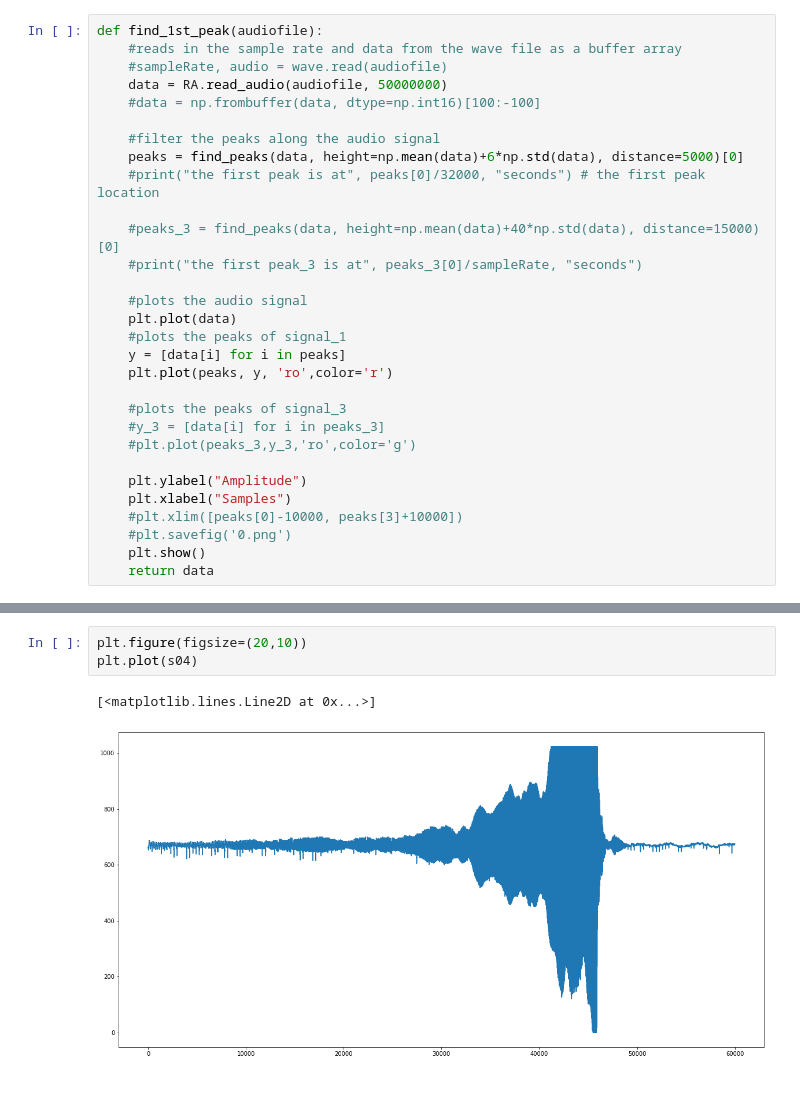
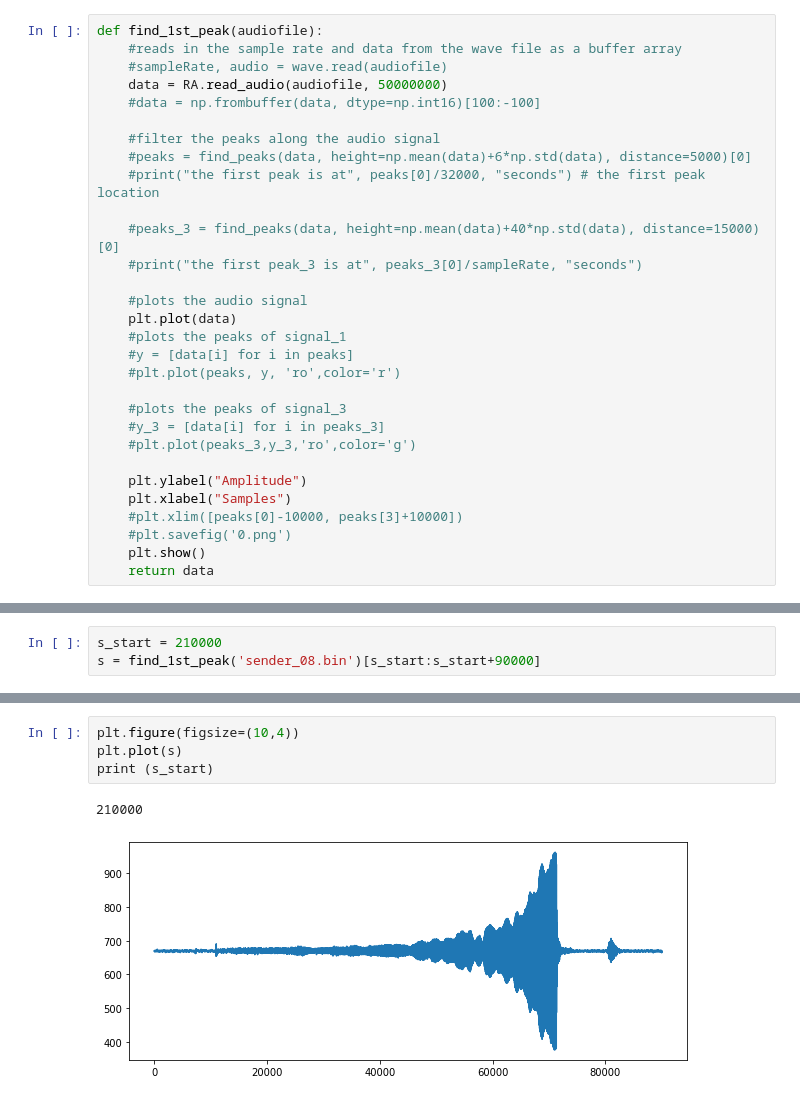
Before and after one commit to abyssmu/Phys398-Datalogger, a Jupyter notebook: Analysis/analysis.ipynb, the cells around one changed output, grey strips where cells are left out. Drawn from its saved outputs; the diff is of its cells as text.

```diff
--- a/Analysis/analysis.ipynb
+++ b/Analysis/analysis.ipynb
@@ -13,7 +40,7 @@ def find_1st_peak(audiofile):
     #data = np.frombuffer(data, dtype=np.int16)[100:-100]
 
     #filter the peaks along the audio signal
-    peaks = find_peaks(data, height=np.mean(data)+6*np.std(data), distance=5000)[0]
+    #peaks = find_peaks(data, height=np.mean(data)+6*np.std(data), distance=5000)[0]
     #print("the first peak is at", peaks[0]/32000, "seconds") # the first peak location
 
     #peaks_3 = find_peaks(data, height=np.mean(data)+40*np.std(data), distance=15000)[0]
@@ -22,8 +49,8 @@ def find_1st_peak(audiofile):
     #plots the audio signal
     plt.plot(data)
     #plots the peaks of signal_1
-    y = [data[i] for i in peaks]
-    plt.plot(peaks, y, 'ro',color='r')
+    #y = [data[i] for i in peaks]
+    #plt.plot(peaks, y, 'ro',color='r')
 
     #plots the peaks of signal_3
     #y_3 = [data[i] for i in peaks_3]
@@ -65,0 +65,3 @@ this corresponds to  0.11191770833333334  minutes of recording
+# %%
+s_start = 210000
+s = find_1st_peak('sender_08.bin')[s_start:s_start+90000]
@@ -66,7 +95,8 @@ this corresponds to  0.11191770833333334  minutes of recording
 # %%
-plt.figure(figsize=(20,10))
-plt.plot(s04)
+plt.figure(figsize=(10,4))
+plt.plot(s)
+print (s_start)
 # %% [output]
-[<matplotlib.lines.Line2D at 0x...>]
+210000
-[figure, old version]
+[figure, new version]
 # %%
```
Also changed, not shown: parts of 18 cells of this notebook.
